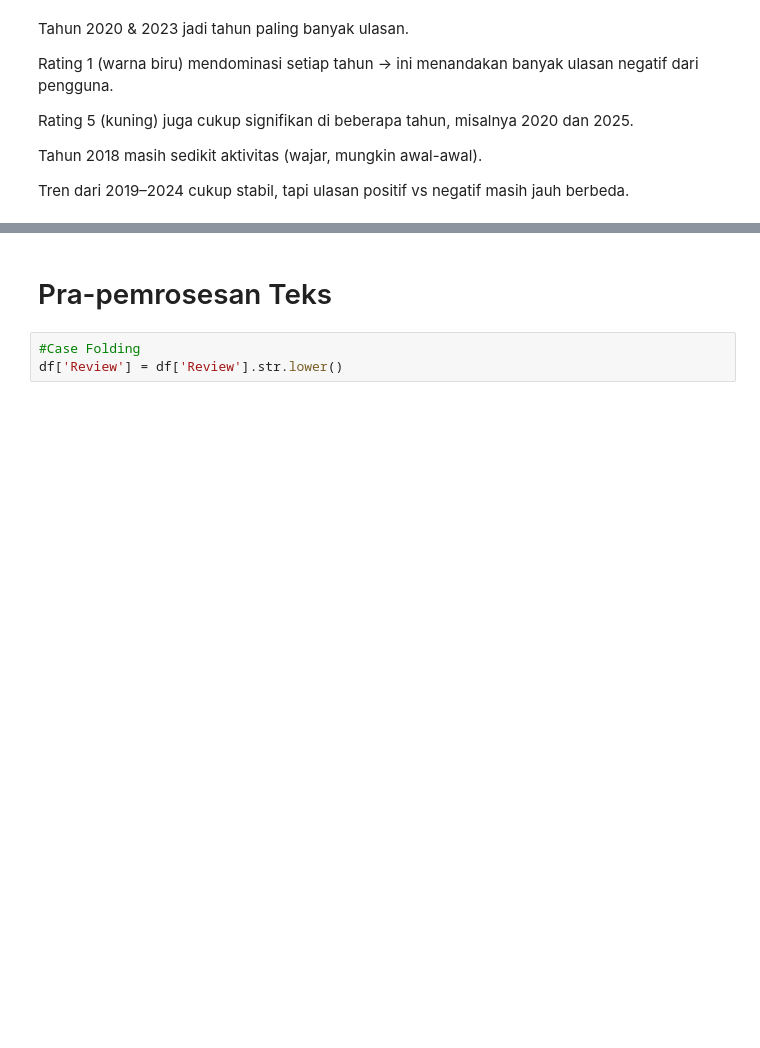
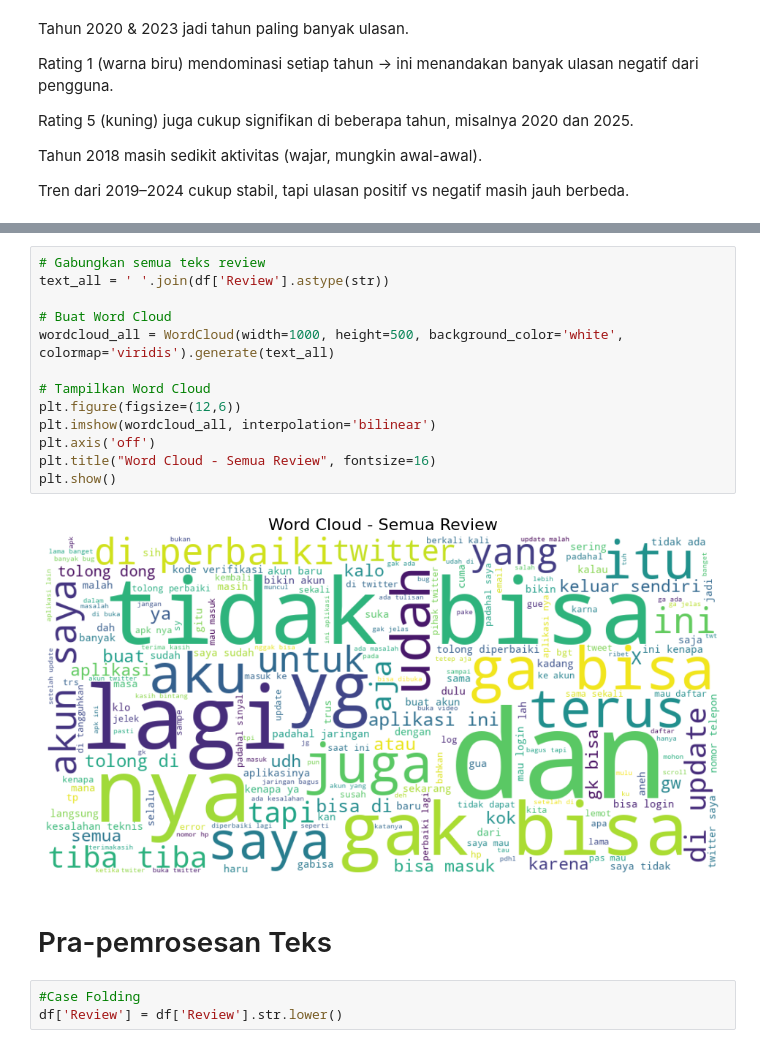
Before and after one commit to Robbysaidiii/Scraping_RobbySaidi_mc211d5y2136, a Jupyter notebook: pelatihan_model_.ipynb, the cells around one changed output, grey strips where cells are left out. Drawn from its saved outputs; the diff is of its cells as text; blank space fills up the shorter version.

```diff
--- a/pelatihan_model_.ipynb
+++ b/pelatihan_model_.ipynb
@@ -200,3 +276,18 @@ Tren dari 2019–2024 cukup stabil, tapi ulasan positif vs negatif masih jauh be
+# %%
+# Gabungkan semua teks review
+text_all = ' '.join(df['Review'].astype(str))
+
+# Buat Word Cloud
+wordcloud_all = WordCloud(width=1000, height=500, background_color='white', colormap='viridis').generate(text_all)
+
+# Tampilkan Word Cloud
+plt.figure(figsize=(12,6))
+plt.imshow(wordcloud_all, interpolation='bilinear')
+plt.axis('off')
+plt.title("Word Cloud - Semua Review", fontsize=16)
+plt.show()
+# %% [output]
+[figure, added]
 # %% [markdown]
 #  Pra-pemrosesan Teks
 # %%
```
Also changed, not shown: parts of 14 cells of this notebook.
